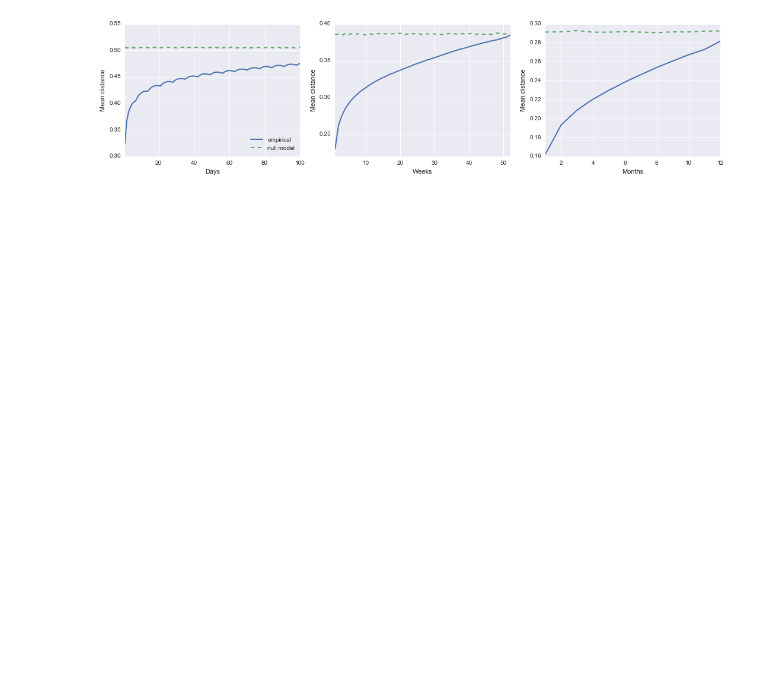
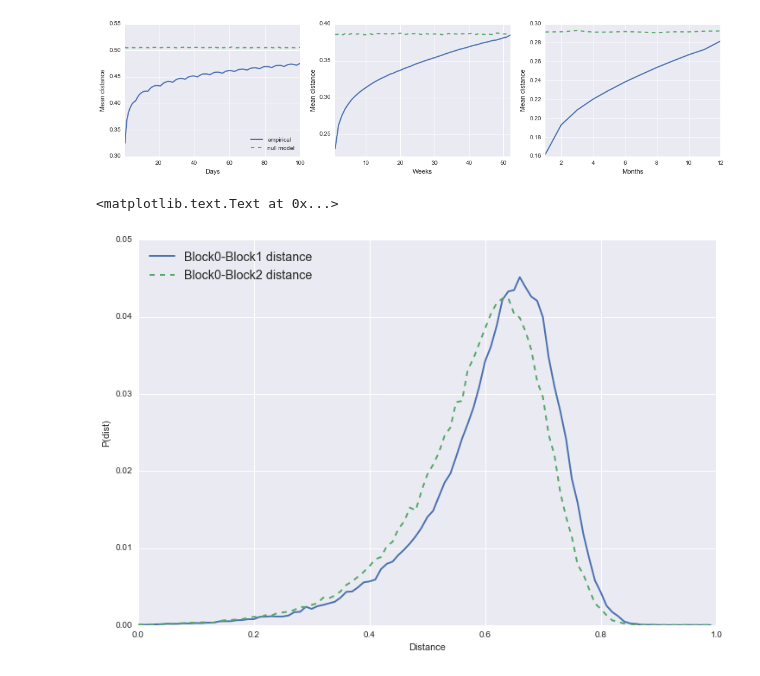
Before and after one commit to jlorince/MusicForaging, a Jupyter notebook: notebooks/result_viz.ipynb, the cells around one changed output. Saved outputs shown, nothing was run; the diff lists cells and outputs as text; code cells hidden in the pictures; blank space fills up the shorter version.

```diff
--- a/notebooks/result_viz.ipynb
+++ b/notebooks/result_viz.ipynb
@@ -292,3 +292,17 @@ for i,basis in enumerate(['D','W','M']):
     #ax.set_xticks(np.arange(0,98,7))
 # %% [output]
 [figure]
+# %%
+### Comparison of block0-block1 and block0-block2 distance distributions
+arr = np.vstack(df[df['basis']=='block']['d'].values)
+fig,ax = plt.subplots(1,1,figsize=(12,8))
+bins = np.arange(0,1.01,0.01)
+vals,toss = np.histogram(arr[:,0],bins=bins)
+ax.plot(bins[:-1],vals/float(vals.sum()),label="Block0-Block1 distance",lw=2)
+vals,toss = np.histogram(arr[:,1],bins=bins)
+ax.plot(bins[:-1],vals/float(vals.sum()),label="Block0-Block2 distance",lw=2,ls='--')
+ax.set_xlabel('Distance')
+ax.set_ylabel('P(dist)')
+# %% [output]
+<matplotlib.text.Text at 0x...>
+[figure, added]
```
Also changed, not shown: parts of 1 cell of this notebook, 6 other files.
